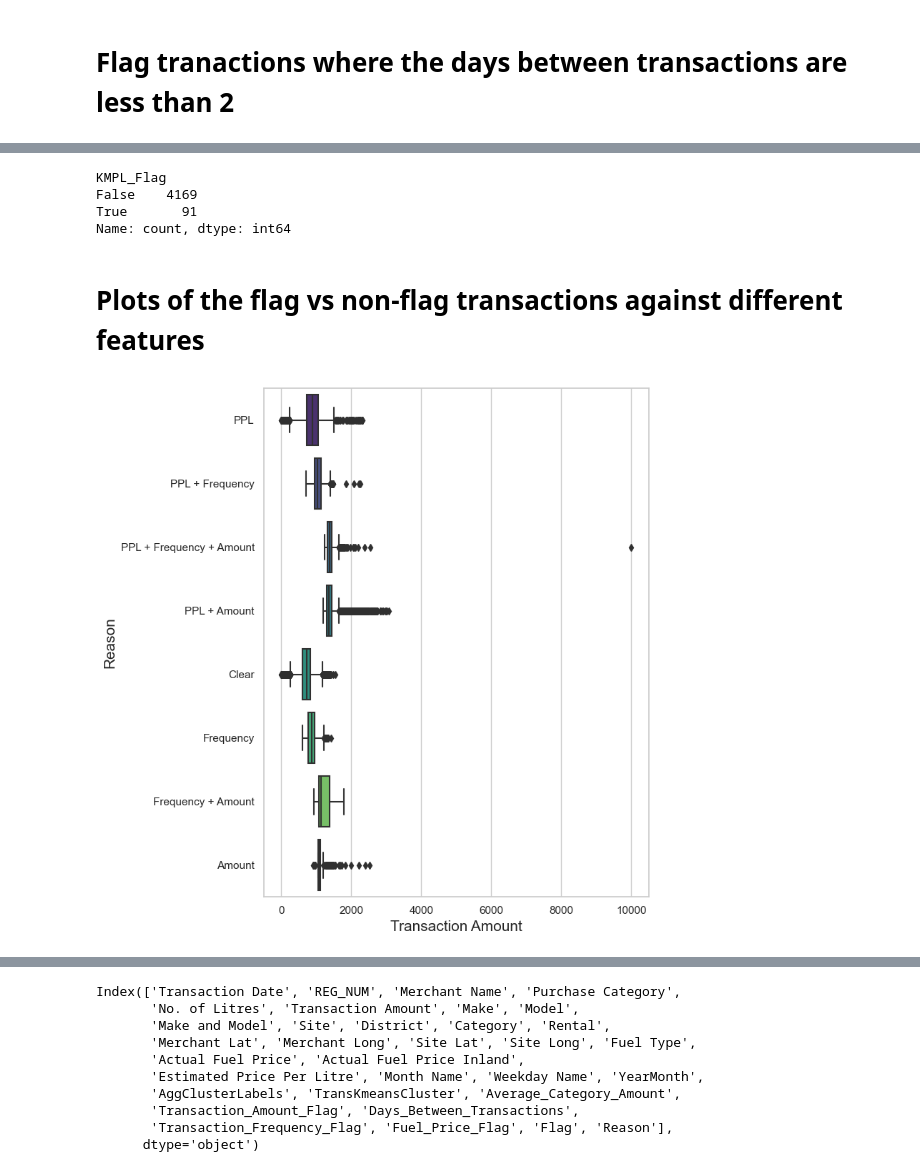
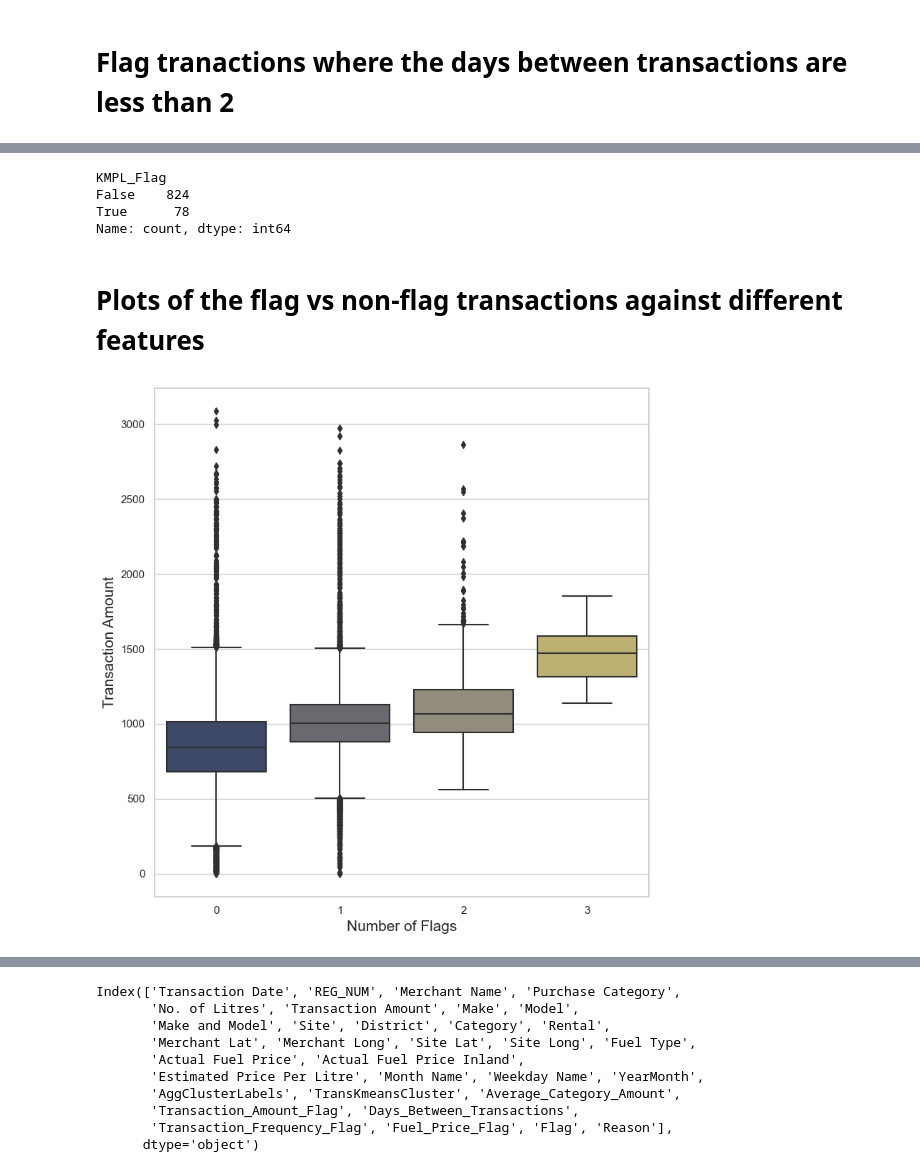
Before and after one commit to Jared-T/masters-dissertation, a Jupyter notebook: notebooks/Heuristics.ipynb, the cells around one changed output, grey strips where cells are left out. Drawn from its saved outputs; the diff is of its cells as text; code cells hidden in the pictures.

Commit message:
Created new plotting functions

```diff
--- a/notebooks/Heuristics.ipynb
+++ b/notebooks/Heuristics.ipynb
@@ -4,9 +4,9 @@ import openpyxl
 import os
 import tslearn
 
-file_path = os.path.join("..", "data", "final_transactions_with_clusters.csv")
-kmpl_data = pd.read_csv(os.path.join("..", "data", "Final aggregated with KMPL and Imputed.csv"))
-data = pd.read_csv(file_path)
+# Read in the dataset
+data = pd.read_csv(os.path.join("..", "data", "Final for clustering.csv"))
+kmpl_data = pd.read_csv(os.path.join("..", "data", "Final KMPL dataset.csv"))
 # %%
 data.columns
 # %% [output]
@@ -20,7 +19,7 @@ Index(['Transaction Date', 'REG_NUM', 'Merchant Name', 'Purchase Category',
       dtype='object')
 # %%
 # Calculate the average transaction amount for each vehicle category
-data['Average_Category_Amount'] = data.groupby(['Category'])['Transaction Amount'].transform('mean')
+data['Average_Category_Amount'] = data.groupby(['RATE CARD CATEGORY', 'District', 'Month Name'])['Transaction Amount'].transform('mean')
 # %%
 # Flag transaction amounts that are large for a category
 data['Transaction_Amount_Flag'] = data['Transaction Amount'] > data['Average_Category_Amount'] * 1.5
@@ -89,20 +106 @@ False     58045
 Name: count, dtype: int64
-# %%
-# Combine the different flags into a single column
-data['Flag'] = data['Transaction_Amount_Flag'] | data['Transaction_Frequency_Flag'] | data['Fuel_Price_Flag']
-
-# Add a "Reason" column based on the flags
-data['Reason'] = 'Clear'
-
-# Single flags
-data.loc[data['Fuel_Price_Flag'] & ~data['Transaction_Frequency_Flag'] & ~data['Transaction_Amount_Flag'], 'Reason'] = 'PPL'
-data.loc[data['Transaction_Frequency_Flag'] & ~data['Fuel_Price_Flag'] & ~data['Transaction_Amount_Flag'], 'Reason'] = 'Frequency'
-data.loc[data['Transaction_Amount_Flag'] & ~data['Fuel_Price_Flag'] & ~data['Transaction_Frequency_Flag'], 'Reason'] = 'Amount'
-
-# Intersections of two flags
-data.loc[data['Fuel_Price_Flag'] & data['Transaction_Frequency_Flag'], 'Reason'] = 'PPL + Frequency'
-data.loc[data['Fuel_Price_Flag'] & data['Transaction_Amount_Flag'], 'Reason'] = 'PPL + Amount'
-data.loc[data['Transaction_Frequency_Flag'] & data['Transaction_Amount_Flag'], 'Reason'] = 'Frequency + Amount'
-
-# Intersection of all three flags
-data.loc[data['Fuel_Price_Flag'] & data['Transaction_Frequency_Flag'] & data['Transaction_Amount_Flag'], 'Reason'] = 'PPL + Frequency + Amount'
@@ -122,0 +107,6 @@ Name: count, dtype: int64
+# %%
+# Create a new variable called number of flags that counts the number of flags for each transaction as an integer
+data['Number_of_Flags'] = data['Transaction_Amount_Flag'].astype(int) + data['Transaction_Frequency_Flag'].astype(int) + data['Fuel_Price_Flag'].astype(int)
+
+# Convert Number_of_Flags to a categorical variable
+data['Number_of_Flags'] = data['Number_of_Flags'].astype('category')
@@ -130,8 +130,8 @@ kmpl_data['KMPL_Flag'] = kmpl_data['KMPL'] < kmpl_threshold
 kmpl_data['KMPL_Flag'].value_counts()
 # %% [output]
 KMPL_Flag
-False    4169
-True       91
+False    824
+True      78
 Name: count, dtype: int64
 # %%
 # Save the KMPL flagged data to a new file
@@ -141,22 +141,26 @@ kmpl_data.to_csv('../data/2021 KMPL Flagged.csv', index=False)
 # %%
 # Plot of flag against transaction amount
 import matplotlib.pyplot as plt
 import seaborn as sns
 
+# Create a new dataframe called data2 with extreme values removed
+data2 = data[data['Transaction Amount'] < 5000]
+data2 = data2[data2['Transaction Amount'] > 0]
+
 # Setting the aesthetic style of the plots
 sns.set(style="whitegrid")
 fig, ax = plt.subplots(figsize=(8, 8))
-sns.boxplot(x='Transaction Amount', y='Reason', data=data, ax=ax, palette="viridis")
+sns.boxplot(x='Number_of_Flags', y='Transaction Amount', data=data2, ax=ax, palette="cividis")
 
 # Setting labels and titles
-ax.set_xlabel('Transaction Amount', fontsize=15)
-ax.set_ylabel('Reason', fontsize=15)
+ax.set_ylabel('Transaction Amount', fontsize=15)
+ax.set_xlabel('Number of Flags', fontsize=15)
 plt.tight_layout()
 
 # Save the plot as a PDF file with high resolution
-plt.savefig('../final_plots/heuristics/flag_amount.pdf', format='pdf', dpi=300)
+plt.savefig('../plots/heuristics/flag_amount.pdf', format='pdf', dpi=300)
 # %% [output]
-[figure, old version]
+[figure, new version]
 # %%
 # Setting the aesthetic style of the plots
 sns.set(style="whitegrid")
```
Also changed, not shown: parts of 17 cells of this notebook, 3 other files.
